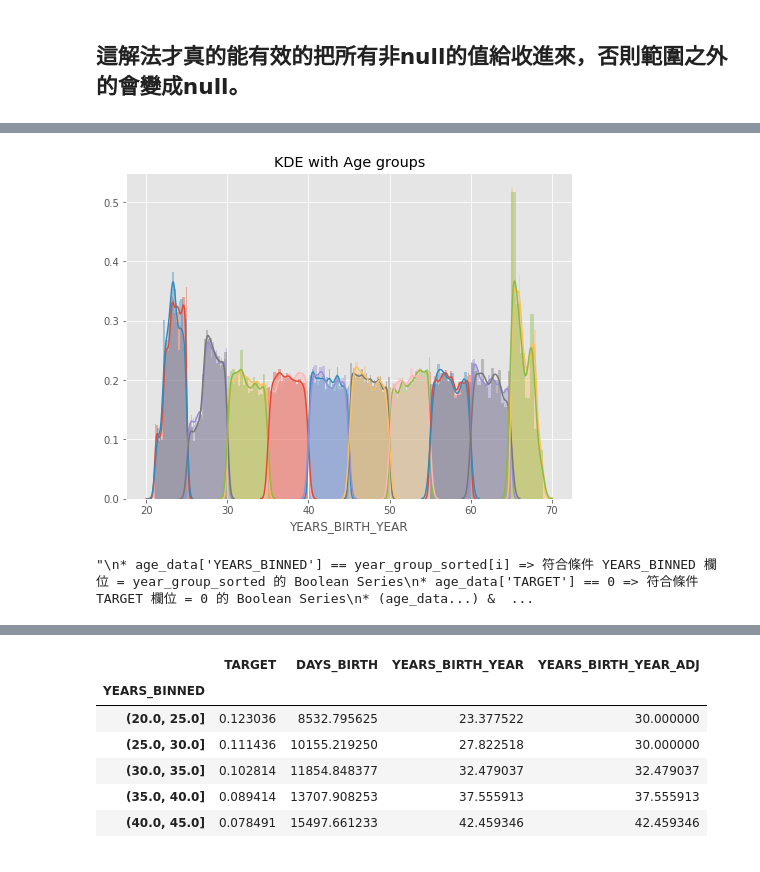
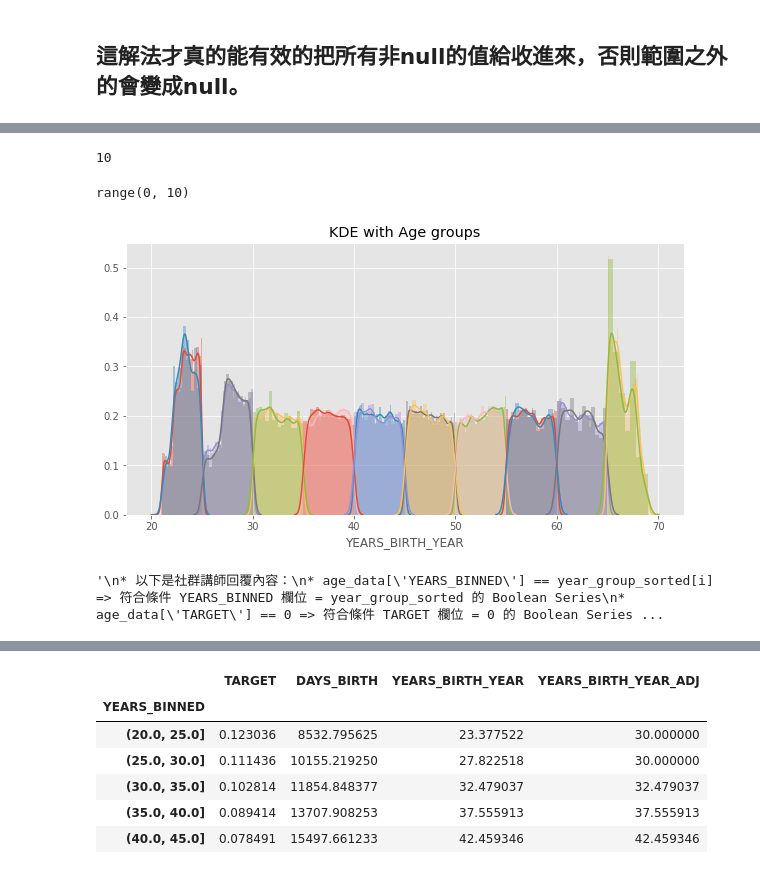
Before and after one commit to Ynitsed0703/2nd-ML100Days, a Jupyter notebook: homework/Day_011_HW.ipynb, the cells around one changed output, grey strips where cells are left out. Saved outputs shown, nothing was run; the diff lists cells and outputs as text; code cells hidden in the pictures.

```diff
--- a/homework/Day_011_HW.ipynb
+++ b/homework/Day_011_HW.ipynb
@@ -312,21 +360,53 @@ Name: YEARS_BINNED, dtype: int64
+# %%
+# 由於接著要設定for迴圈，讓i在某個範圍跑，for i in range(x)
+# 而x必須是一個整數，依照題目目的，我們需要t005跑10次，所以拿【len(t005)】來作為這個整數
+t005_1 = len(t005)
+print(t005_1)
+# %% [output]
+10
+# %%
+# range(10)，印出來會變成range(0,10)
+t005_2 = range(t005_1)
+print(t005_2)
+# %% [output]
+range(0, 10)
 # %%
-# 繪圖前先排序 / 分組
-t005 = np.sort(t004['YEARS_BINNED'].unique())
+# 圖片大小，要先寫
+plt.figure(figsize=(10,5))
 
-plt.figure(figsize=(8,6))
-for i in range(len(t005)):
+# 開始作圖
+# i跑10次，每跑一次做sns.distplot這件事
+for i in t005_2:
     sns.distplot(t004.loc[(t004['YEARS_BINNED'] == t005[i]) & \
-                              (t004['TARGET'] == 0), 'YEARS_BIRTH_YEAR'], label = str(t005[i]))
+                              (t004['TARGET'] == 0), 'YEARS_BIRTH_YEAR'], label = t005[i])
     sns.distplot(t004.loc[(t004['YEARS_BINNED'] == t005[i]) & \
-                              (t004['TARGET'] == 1), 'YEARS_BIRTH_YEAR'], label = str(t005[i]))
+                              (t004['TARGET'] == 1), 'YEARS_BIRTH_YEAR'], label = t005[i])
+
+# 標題
 plt.title('KDE with Age groups')
 plt.show()
 """
+* 以下是社群講師回覆內容：
 * age_data['YEARS_BINNED'] == year_group_sorted[i] => 符合條件 YEARS_BINNED 欄位 = year_group_sorted 的 Boolean Series
 * age_data['TARGET'] == 0 => 符合條件 TARGET 欄位 = 0 的 Boolean Series
 * (age_data...) & (age_data...) => 把兩個條件做 &，也有是兩個條件同時存在時
-* age_data.loc[..., ...] => loc 是一種取值方式，左邊放 Row 條件，右邊放 Column。原本的寫法就是挑出符合上面條件的 YEARS_BIRTH 欄位。
+* age_data.loc[..., ...] => loc 是一種取值方式，左邊放 Row 條件，右邊放 Column。原本的寫法就是挑出符合上面條件的 YEARS_BIRTH_YEAR 欄位。
+
+如講師回覆，loc的左邊，就類似where的概念；loc的右邊，就類似select column的概念。
+
+sns.distplot(A,B)
+
+A：
+select "YEARS_BIRTH_YEAR"
+from t004
+where
+    t004['YEARS_BINNED'] == t005[i]
+and t004['TARGET']       == 0
+
+B：
+label = t005[i]
+
 """
 # %% [output]
-[figure, old version]
+[figure, new version]
-"\n* age_data['YEARS_BINNED'] == year_group_sorted[i] => 符合條件 YEARS_BINNED 欄位 = year_group_sorted 的 Boolean Series\n* age_data['TARGET'] == 0 => 符合條件 TARGET 欄位 = 0 的 Boolean Series\n* (age_data...) &  ...
+'\n* 以下是社群講師回覆內容：\n* age_data[\'YEARS_BINNED\'] == year_group_sorted[i] => 符合條件 YEARS_BINNED 欄位 = year_group_sorted 的 Boolean Series\n* age_data[\'TARGET\'] == 0 => 符合條件 TARGET 欄位 = 0 的 Boolean Series ...
```
Also changed, not shown: parts of 9 cells of this notebook.
